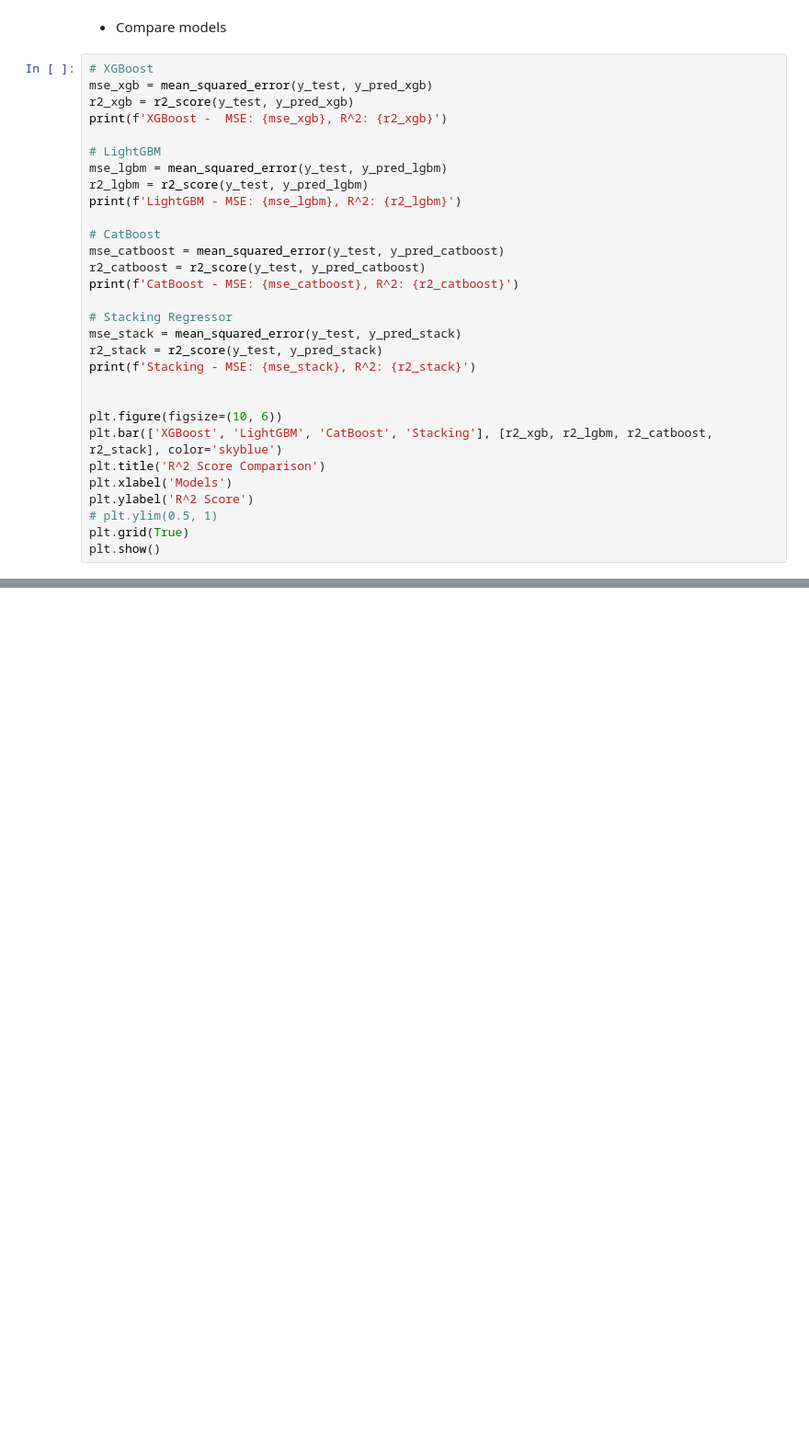
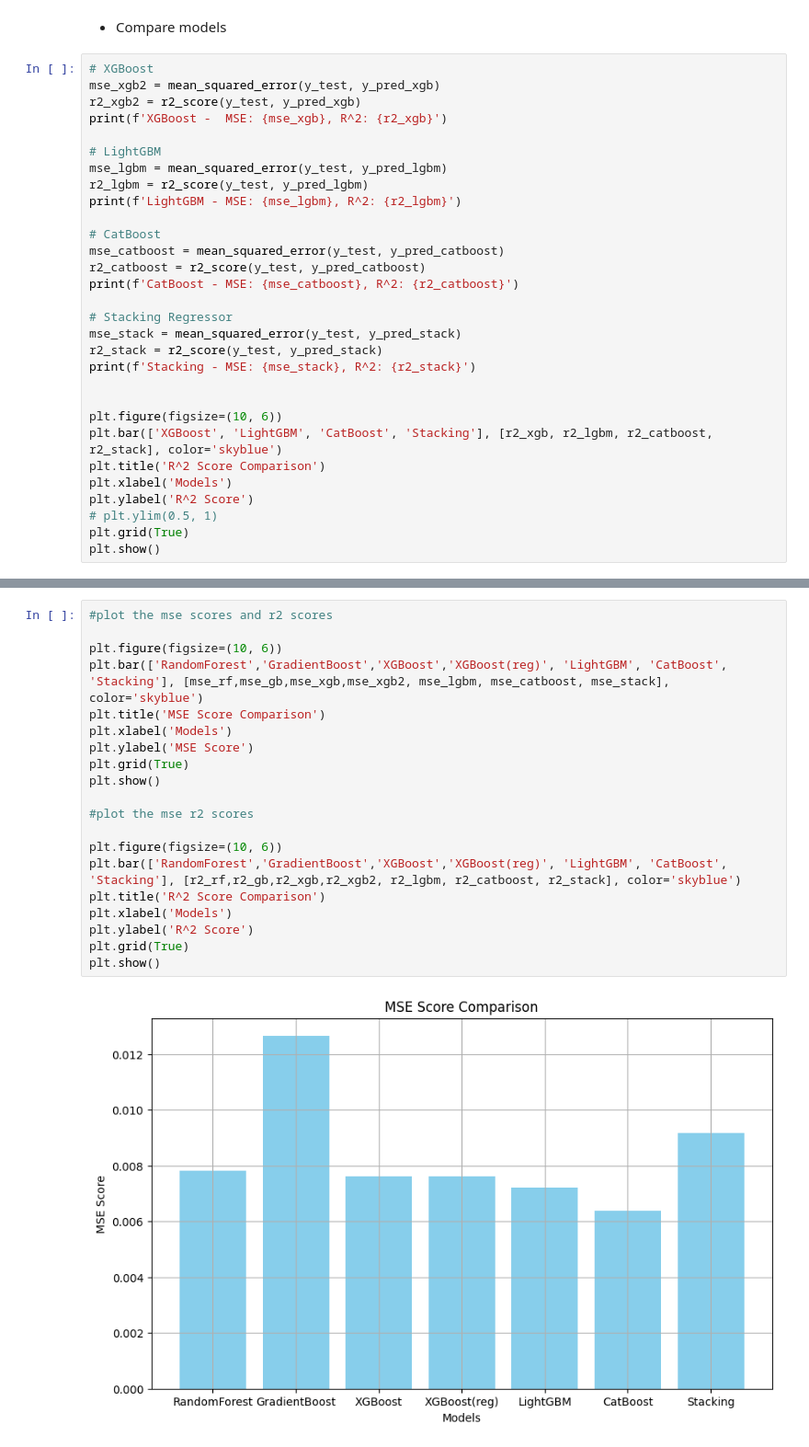
Before and after one commit to nexiouscaliver/pavement-condition-prediction, a Jupyter notebook: notebooks/trail-error.ipynb, the cells around one changed output, grey strips where cells are left out. Shown at 92% size. Drawn from its saved outputs; the diff is of its cells as text; blank space fills up the shorter version.

Commit message:
add graphs to compare all models and tweak some variables to adjust

```diff
--- a/notebooks/trail-error.ipynb
+++ b/notebooks/trail-error.ipynb
@@ -367,8 +367,8 @@ Wall time: 2.98 s
 - Compare models
 # %%
 # XGBoost
-mse_xgb = mean_squared_error(y_test, y_pred_xgb)
-r2_xgb = r2_score(y_test, y_pred_xgb)
+mse_xgb2 = mean_squared_error(y_test, y_pred_xgb)
+r2_xgb2 = r2_score(y_test, y_pred_xgb)
 print(f'XGBoost -  MSE: {mse_xgb}, R^2: {r2_xgb}')
 
 # LightGBM
@@ -403,0 +406,22 @@ Stacking - MSE: 0.009184883900849435, R^2: -1.033989667892456
+# %%
+#plot the mse scores and r2 scores
+
+plt.figure(figsize=(10, 6))
+plt.bar(['RandomForest','GradientBoost','XGBoost','XGBoost(reg)', 'LightGBM', 'CatBoost', 'Stacking'], [mse_rf,mse_gb,mse_xgb,mse_xgb2, mse_lgbm, mse_catboost, mse_stack], color='skyblue')
+plt.title('MSE Score Comparison')
+plt.xlabel('Models')
+plt.ylabel('MSE Score')
+plt.grid(True)
+plt.show()
+
+#plot the mse r2 scores
+
+plt.figure(figsize=(10, 6))
+plt.bar(['RandomForest','GradientBoost','XGBoost','XGBoost(reg)', 'LightGBM', 'CatBoost', 'Stacking'], [r2_rf,r2_gb,r2_xgb,r2_xgb2, r2_lgbm, r2_catboost, r2_stack], color='skyblue')
+plt.title('R^2 Score Comparison')
+plt.xlabel('Models')
+plt.ylabel('R^2 Score')
+plt.grid(True)
+plt.show()
+# %% [output]
+[figure, added]
```
Also changed, not shown: parts of 2 cells of this notebook.
